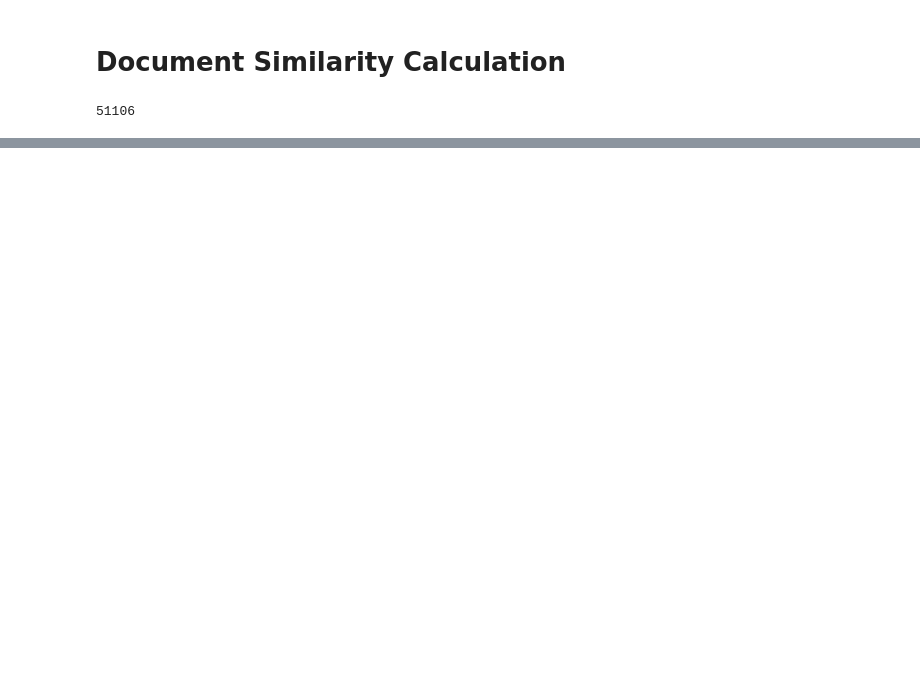
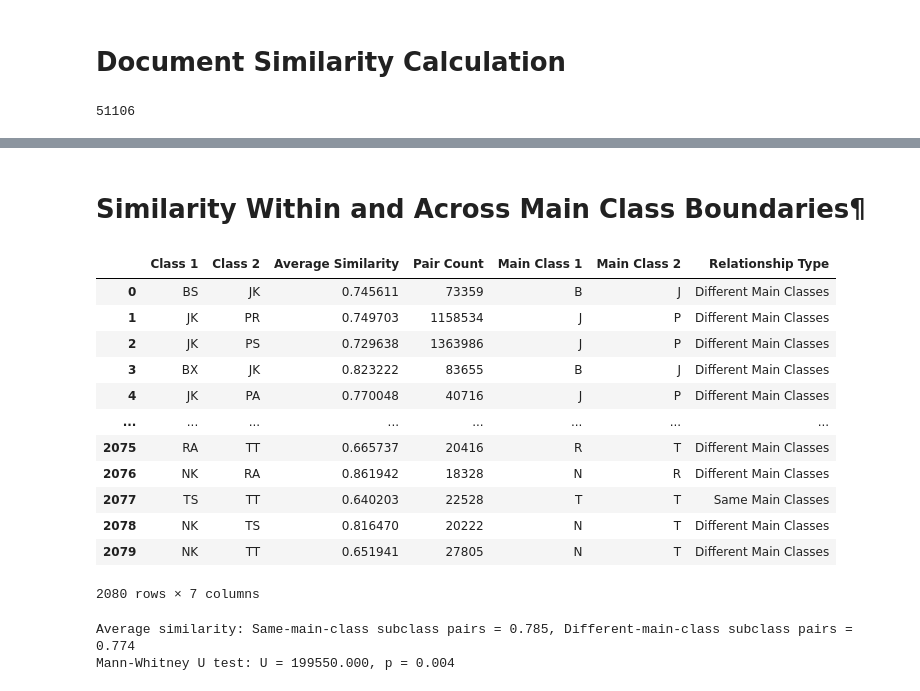
Before and after one commit to wenyi-shang/LCC-Similarity, a Jupyter notebook: Data Analysis.ipynb, the cells around one changed output, grey strips where cells are left out. Drawn from its saved outputs; the diff is of its cells as text; code cells hidden in the pictures; blank space fills up the shorter version.

```diff
--- a/Data Analysis.ipynb
+++ b/Data Analysis.ipynb
@@ -765,0 +120,3 @@ Pearson correlation: r = -0.031, p = 0.177
+# %%
+class_similarities = pd.read_csv("data/class_similarities.csv")
+class_similarities
@@ -765,0 +183,7 @@ Pearson correlation: r = -0.031, p = 0.177
+# %%
+# Get the embeddings for each class name
+from sentence_transformers import SentenceTransformer # use SBERT model for best performance of measuring semantic similarity
+model = SentenceTransformer("all-mpnet-base-v2") # accurate, deeper SBERT model for English
+class_information['Embedding'] = class_information['Full Label'].apply(lambda x: model.encode(x))
+label_and_name_embedding_dict = class_information.set_index('Label Abbreviation')['Embedding'].to_dict()
+class_information
@@ -765,0 +313,22 @@ Pearson correlation: r = -0.031, p = 0.177
+# %%
+# For each pair of classes, list the semantic similarity of their names and average similarity of the TF-IDF vector of
+# each text within them
+class_avg_lookup = {}
+for _, row in class_similarities.iterrows():
+    pair = tuple(sorted([row['Class 1'], row['Class 2']]))
+    class_avg_lookup[pair] = row['Average Similarity']
+
+name_sim_dict = {}
+for cat1, cat2, sim in pairwise_similarities:
+    abbr1 = cat1.split(':')[0].strip()
+    abbr2 = cat2.split(':')[0].strip()
+    key = tuple(sorted([abbr1, abbr2]))
+    name_sim_dict[key] = sim
+
+aligned_pairs = []
+for pair, doc_sim in class_avg_lookup.items():
+    if pair in name_sim_dict:
+        aligned_pairs.append((pair, name_sim_dict[pair], doc_sim))
+
+similarity_df = pd.DataFrame(aligned_pairs, columns=['Pair', 'Class Name Similarity', 'Document TFIDF Similarity'])
+similarity_df
@@ -765,0 +374,42 @@ Pearson correlation: r = -0.031, p = 0.177
+# %% [markdown]
+# Similarity Within and Across Main Class Boundaries¶
+# %%
+def get_main_class(code):
+    return code[0]
+class_similarities['Main Class 1'] = class_similarities['Class 1'].apply(get_main_class)
+class_similarities['Main Class 2'] = class_similarities['Class 2'].apply(get_main_class)
+
+def classify_relationship(row):
+    if row['Main Class 1'] == row['Main Class 2']:
+        return 'Same Main Classes'
+    else:
+        return 'Different Main Classes'
+class_similarities['Relationship Type'] = class_similarities.apply(classify_relationship, axis=1)
+class_similarities
+# %% [output]
+|  | Class 1 | Class 2 | Average Similarity | Pair Count | Main Class 1 | Main Class 2 | Relationship Type |
+| 0 | BS | JK | 0.745611 | 73359 | B | J | Different Main Classes |
+| 1 | JK | PR | 0.749703 | 1158534 | J | P | Different Main Classes |
+| 2 | JK | PS | 0.729638 | 1363986 | J | P | Different Main Classes |
+| 3 | BX | JK | 0.823222 | 83655 | B | J | Different Main Classes |
+| 4 | JK | PA | 0.770048 | 40716 | J | P | Different Main Classes |
+| ... | ... | ... | ... | ... | ... | ... | ... |
+| 2075 | RA | TT | 0.665737 | 20416 | R | T | Different Main Classes |
+| 2076 | NK | RA | 0.861942 | 18328 | N | R | Different Main Classes |
+| 2077 | TS | TT | 0.640203 | 22528 | T | T | Same Main Classes |
+| 2078 | NK | TS | 0.816470 | 20222 | N | T | Different Main Classes |
+| 2079 | NK | TT | 0.651941 | 27805 | N | T | Different Main Classes |
+2080 rows × 7 columns
+# %%
+# Check if there are statistically significant differences among groups
+from scipy.stats import mannwhitneyu
+
+grouped = class_similarities.groupby('Relationship Type')['Average Similarity']
+group1 = grouped.get_group('Same Main Classes')
+group2 = grouped.get_group('Different Main Classes')
+print(f"Average similarity: Same-main-class subclass pairs = {group1.mean():.3f}, Different-main-class subclass pairs = {group2.mean():.3f}")
+stat, p = mannwhitneyu(group1, group2, alternative='two-sided')
+print(f"Mann-Whitney U test: U = {stat:.3f}, p = {p:.3f}")
+# %% [output]
+Average similarity: Same-main-class subclass pairs = 0.785, Different-main-class subclass pairs = 0.774
+Mann-Whitney U test: U = 199550.000, p = 0.004
```
Also changed, not shown: parts of 46 cells of this notebook.
